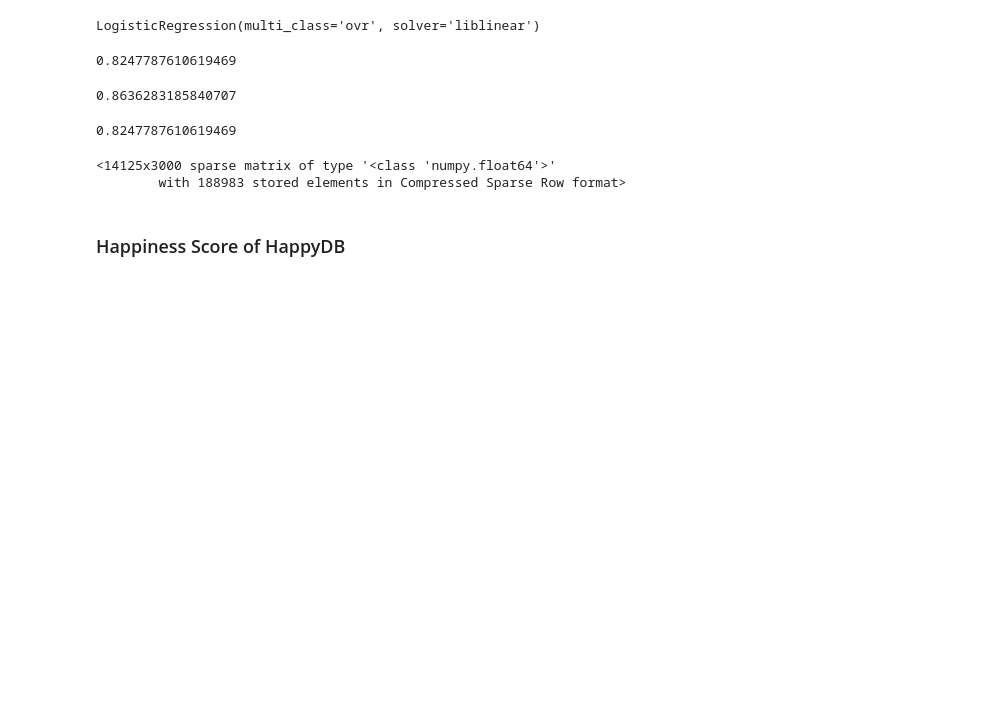
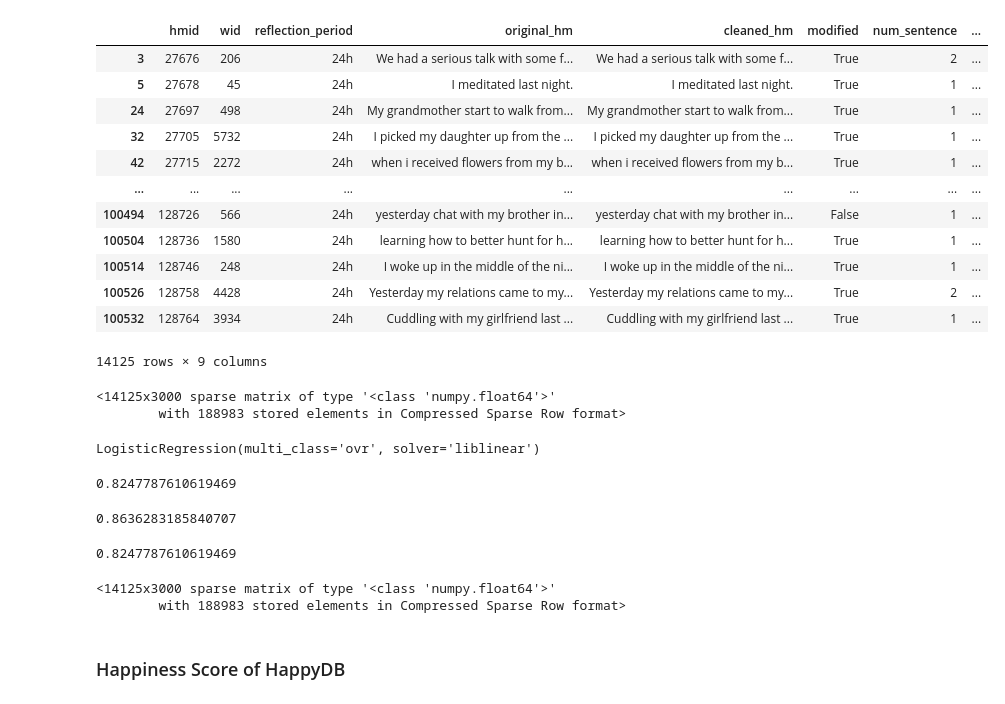
Before and after one commit to is0xjh25/social-media-analytics-on-cloud, a Jupyter notebook: notebook/twitter_notebook/testing_machine_learning_logit-model.ipynb, the cells around one changed output. Cells and saved outputs as stored; diff of their text form; code cells hidden in the pictures; blank space fills up the shorter version.

```diff
--- a/notebook/twitter_notebook/testing_machine_learning_logit-model.ipynb
+++ b/notebook/twitter_notebook/testing_machine_learning_logit-model.ipynb
@@ -15,6 +15,27 @@ train_df=train_df[~train_df['ground_truth_category'].isnull()]
 vectorizer = TfidfVectorizer(max_features=3000)
 vectorizer_tmp = vectorizer.fit(train_df['cleaned_hm'])
 tf_idf_vectorized = vectorizer_tmp.transform(train_df['cleaned_hm'])
+# %%
+train_df
+# %% [output]
+|  | hmid | wid | reflection_period | original_hm | cleaned_hm | modified | num_sentence | ... |
+| 3 | 27676 | 206 | 24h | We had a serious talk with some f... | We had a serious talk with some f... | True | 2 | ... |
+| 5 | 27678 | 45 | 24h | I meditated last night. | I meditated last night. | True | 1 | ... |
+| 24 | 27697 | 498 | 24h | My grandmother start to walk from... | My grandmother start to walk from... | True | 1 | ... |
+| 32 | 27705 | 5732 | 24h | I picked my daughter up from the ... | I picked my daughter up from the ... | True | 1 | ... |
+| 42 | 27715 | 2272 | 24h | when i received flowers from my b... | when i received flowers from my b... | True | 1 | ... |
+| ... | ... | ... | ... | ... | ... | ... | ... | ... |
+| 100494 | 128726 | 566 | 24h | yesterday chat with my brother in... | yesterday chat with my brother in... | False | 1 | ... |
+| 100504 | 128736 | 1580 | 24h | learning how to better hunt for h... | learning how to better hunt for h... | True | 1 | ... |
+| 100514 | 128746 | 248 | 24h | I woke up in the middle of the ni... | I woke up in the middle of the ni... | True | 1 | ... |
+| 100526 | 128758 | 4428 | 24h | Yesterday my relations came to my... | Yesterday my relations came to my... | True | 2 | ... |
+| 100532 | 128764 | 3934 | 24h | Cuddling with my girlfriend last ... | Cuddling with my girlfriend last ... | True | 1 | ... |
+14125 rows × 9 columns
+# %%
+tf_idf_vectorized
+# %% [output]
+<14125x3000 sparse matrix of type '<class 'numpy.float64'>'
+        with 188983 stored elements in Compressed Sparse Row format>
 # %%
 filename = 'happy_vector.sav'
 pickle.dump(vectorizer_tmp, open(filename, 'wb'))
```
Also changed, not shown: 7 other files.
